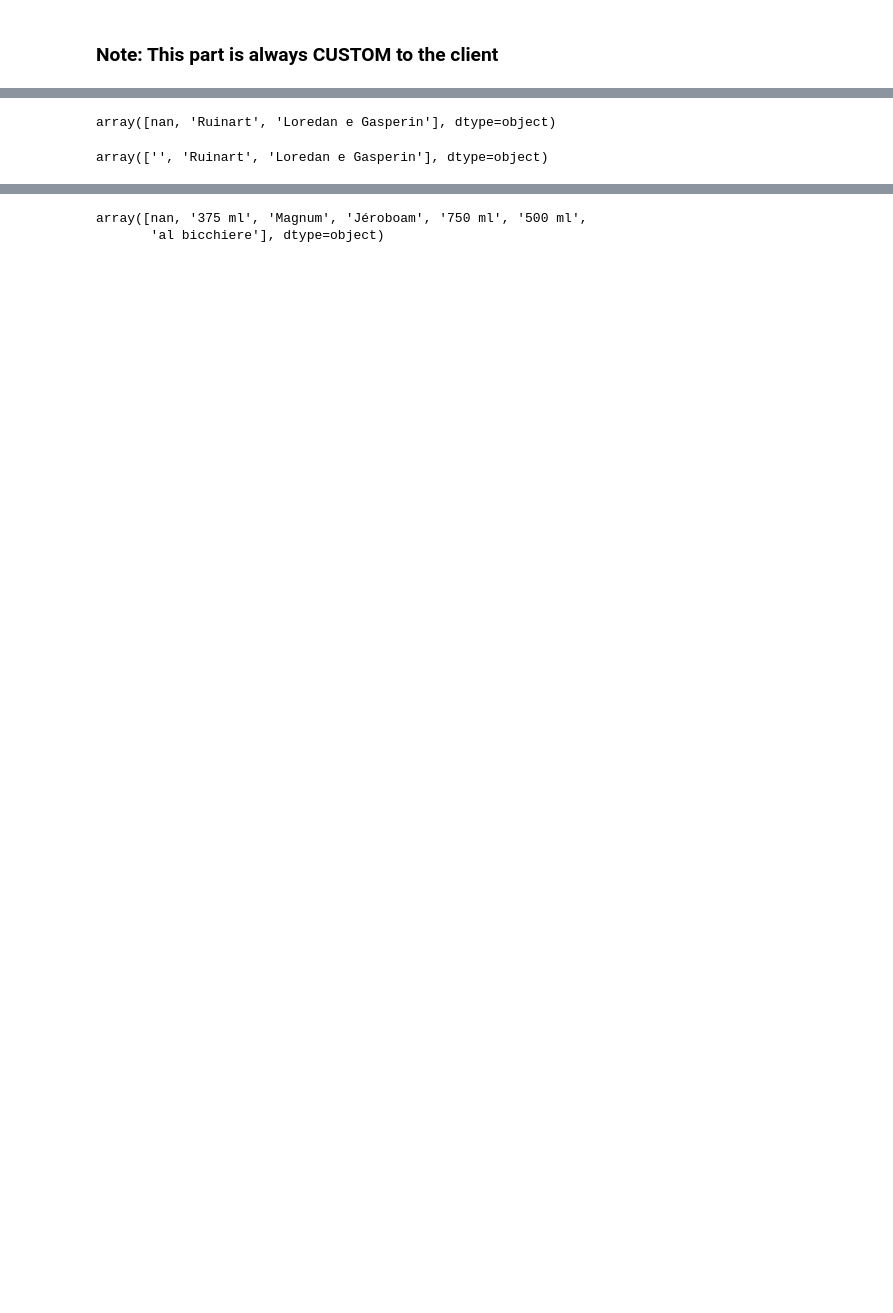
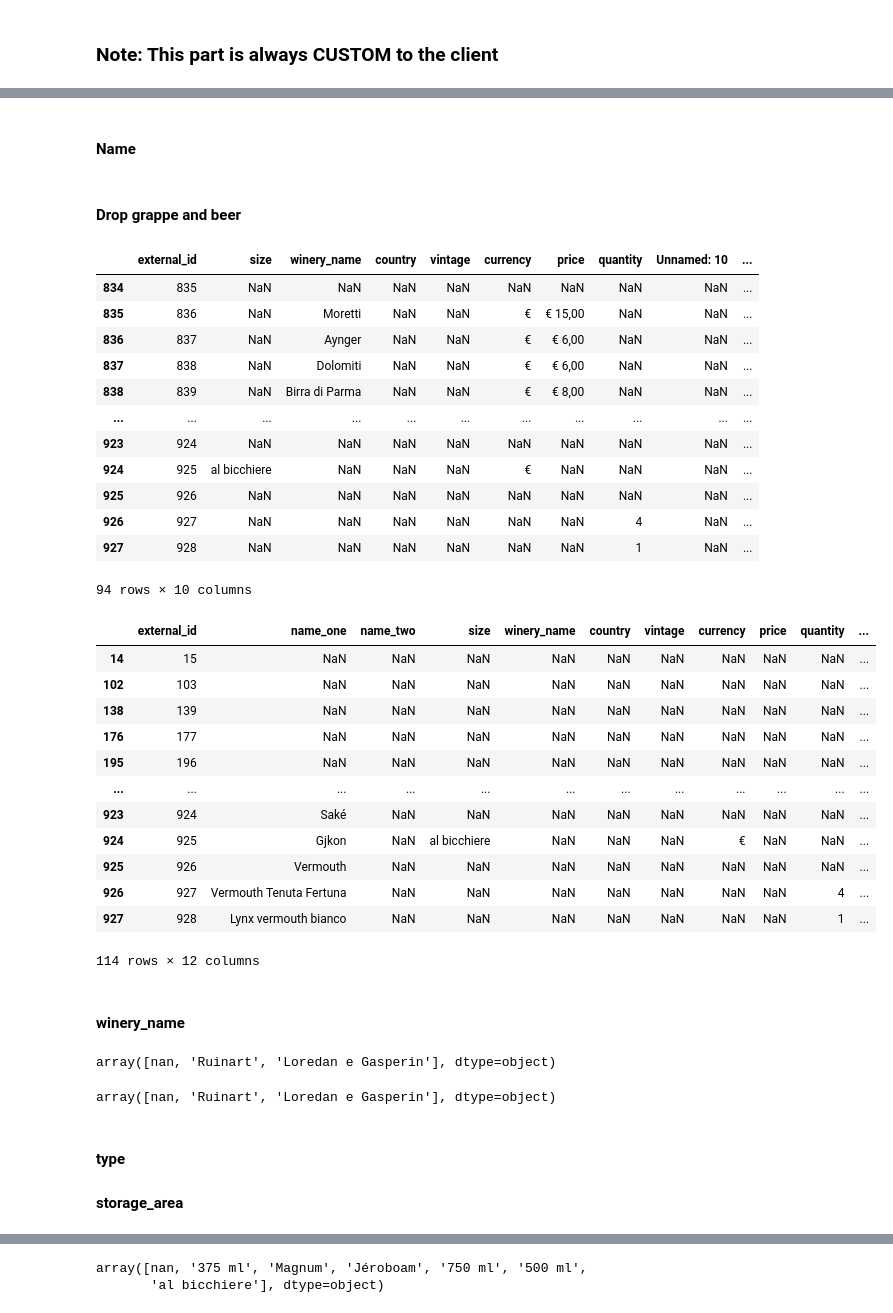
Before and after one commit to lelebus/wcms-onboarding, a Jupyter notebook: daaurelio/v1-to-v2.ipynb, the cells around one changed output, grey strips where cells are left out. Cells and saved outputs as stored; diff of their text form; code cells hidden in the pictures; blank space fills up the shorter version.

```diff
--- a/daaurelio/v1-to-v2.ipynb
+++ b/daaurelio/v1-to-v2.ipynb
@@ -47,3 +48,5 @@ Other fields:
+# %% [markdown]
+#### Name
 # %%
 wines = wines_original.copy()
 rows_to_drop = pd.DataFrame(columns=list(wines.columns)+['reason'])
@@ -69,13 +72,52 @@ rows_to_drop = add_to_drop(wines['name']=='', 'name is empty')
+# %% [markdown]
+#### Drop grappe and beer
+# %%
+# drop beers and grappe
+display(wines.loc[range(834, len(wines))])
+rows_to_drop = add_to_drop(wines.index >= 834, reason='grappe or beer')
+rows_to_drop
+# %% [output]
+|  | external_id | size | winery_name | country | vintage | currency | price | quantity | Unnamed: 10 | ... |
+| 834 | 835 | NaN | NaN | NaN | NaN | NaN | NaN | NaN | NaN | ... |
+| 835 | 836 | NaN | Moretti | NaN | NaN | € | € 15,00 | NaN | NaN | ... |
+| 836 | 837 | NaN | Aynger | NaN | NaN | € | € 6,00 | NaN | NaN | ... |
+| 837 | 838 | NaN | Dolomiti | NaN | NaN | € | € 6,00 | NaN | NaN | ... |
+| 838 | 839 | NaN | Birra di Parma | NaN | NaN | € | € 8,00 | NaN | NaN | ... |
+| ... | ... | ... | ... | ... | ... | ... | ... | ... | ... | ... |
+| 923 | 924 | NaN | NaN | NaN | NaN | NaN | NaN | NaN | NaN | ... |
+| 924 | 925 | al bicchiere | NaN | NaN | NaN | € | NaN | NaN | NaN | ... |
+| 925 | 926 | NaN | NaN | NaN | NaN | NaN | NaN | NaN | NaN | ... |
+| 926 | 927 | NaN | NaN | NaN | NaN | NaN | NaN | 4 | NaN | ... |
+| 927 | 928 | NaN | NaN | NaN | NaN | NaN | NaN | 1 | NaN | ... |
+94 rows × 10 columns
+|  | external_id | name_one | name_two | size | winery_name | country | vintage | currency | price | quantity | ... |
+| 14 | 15 | NaN | NaN | NaN | NaN | NaN | NaN | NaN | NaN | NaN | ... |
+| 102 | 103 | NaN | NaN | NaN | NaN | NaN | NaN | NaN | NaN | NaN | ... |
+| 138 | 139 | NaN | NaN | NaN | NaN | NaN | NaN | NaN | NaN | NaN | ... |
+| 176 | 177 | NaN | NaN | NaN | NaN | NaN | NaN | NaN | NaN | NaN | ... |
+| 195 | 196 | NaN | NaN | NaN | NaN | NaN | NaN | NaN | NaN | NaN | ... |
+| ... | ... | ... | ... | ... | ... | ... | ... | ... | ... | ... | ... |
+| 923 | 924 | Saké | NaN | NaN | NaN | NaN | NaN | NaN | NaN | NaN | ... |
+| 924 | 925 | Gjkon | NaN | al bicchiere | NaN | NaN | NaN | € | NaN | NaN | ... |
+| 925 | 926 | Vermouth | NaN | NaN | NaN | NaN | NaN | NaN | NaN | NaN | ... |
+| 926 | 927 | Vermouth Tenuta Fertuna | NaN | NaN | NaN | NaN | NaN | NaN | NaN | 4 | ... |
+| 927 | 928 | Lynx vermouth bianco | NaN | NaN | NaN | NaN | NaN | NaN | NaN | 1 | ... |
+114 rows × 12 columns
+# %% [markdown]
+#### winery_name
 # %%
 # winery_name: substitute nan with empty string
 wines_original['winery_name'].unique()[:3]
 # %% [output]
 array([nan, 'Ruinart', 'Loredan e Gasperin'], dtype=object)
 # %%
-wines['winery_name'] = wines_original['winery_name'].fillna('')
+rows_to_drop = add_to_drop(wines['winery_name'].isnull(), 'winery_name is null')
 wines['winery_name'].unique()[:3]
 # %% [output]
-array(['', 'Ruinart', 'Loredan e Gasperin'], dtype=object)
+array([nan, 'Ruinart', 'Loredan e Gasperin'], dtype=object)
+# %% [markdown]
+#### type
+#### storage_area
 # %%
 # type: missing
 wines['type'] = ''
```
Also changed, not shown: parts of 25 cells of this notebook, 4 other files.
